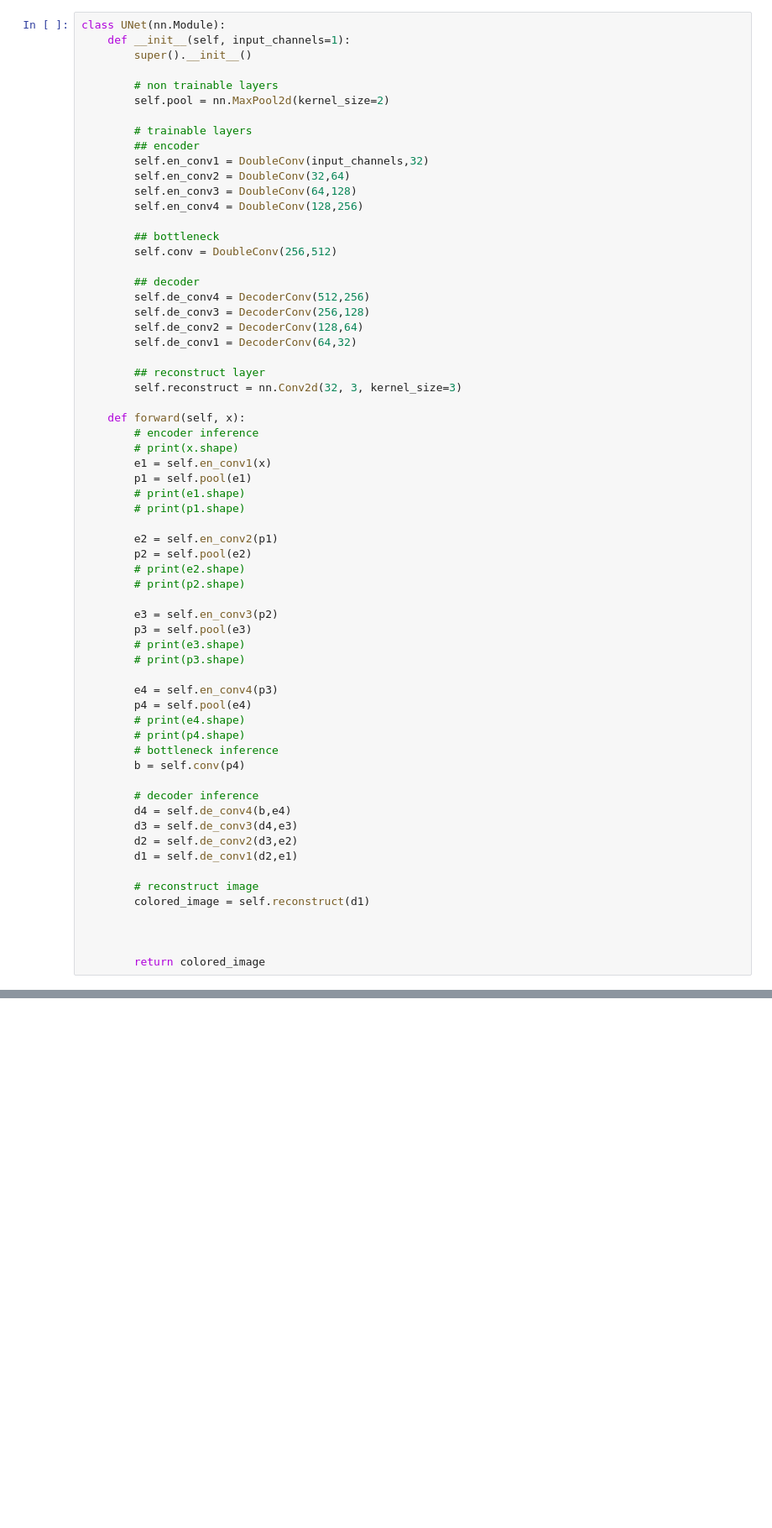
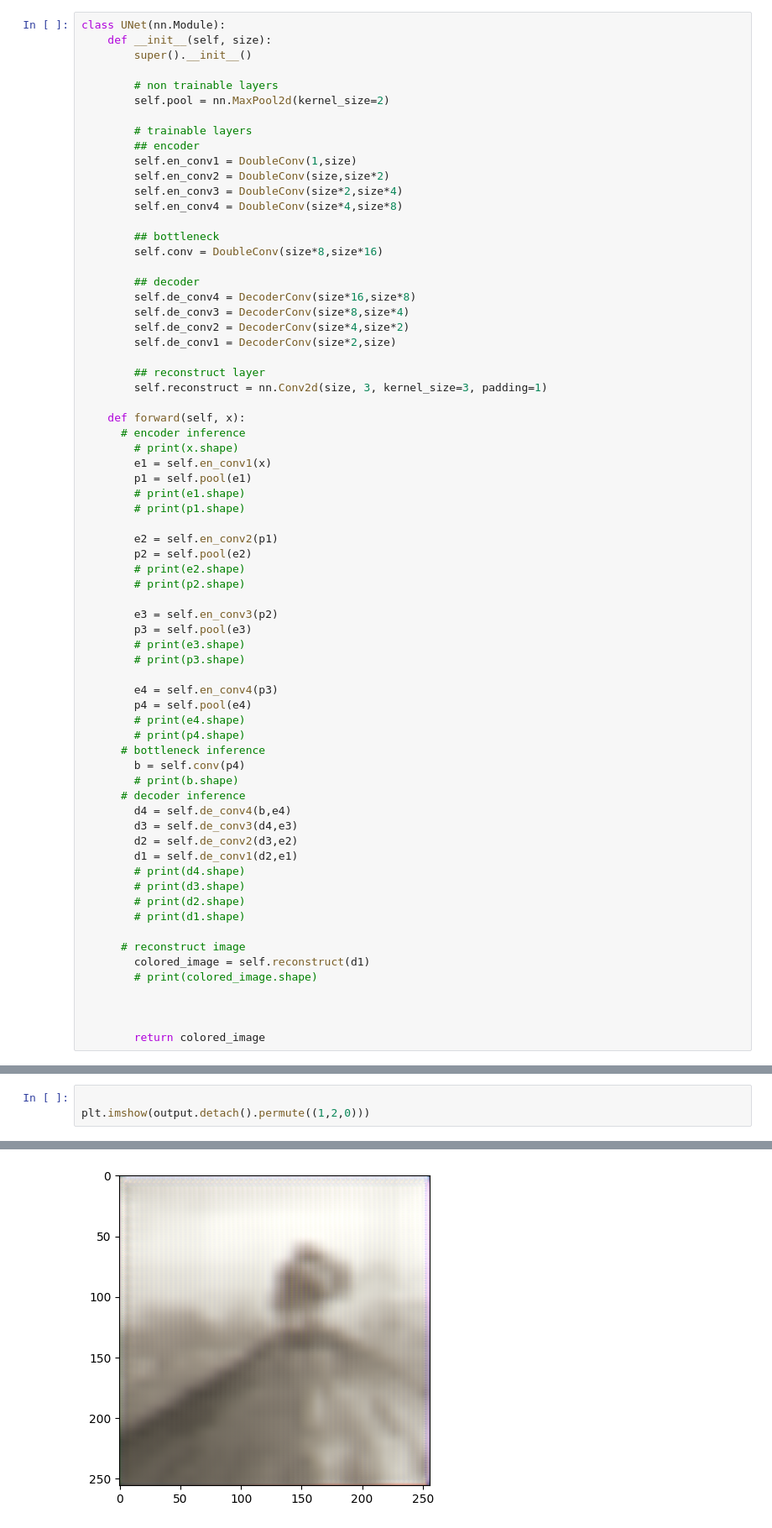
Before and after one commit to walkidni/grayscale-image-colorization, a Jupyter notebook: u-net_colorization.ipynb, the cells around one changed output, grey strips where cells are left out. Shown: that part at 84% size. Saved outputs shown, nothing was run; the diff lists cells and outputs as text; blank space fills up the shorter version.

```diff
--- a/u-net_colorization.ipynb
+++ b/u-net_colorization.ipynb
@@ -116,7 +145,7 @@ class DecoderConv(nn.Module):
         return y
 # %%
 class UNet(nn.Module):
-    def __init__(self, input_channels=1):
+    def __init__(self, size):
         super().__init__()
 
         # non trainable layers
@@ -124,25 +153,25 @@ class UNet(nn.Module):
 
         # trainable layers
         ## encoder
-        self.en_conv1 = DoubleConv(input_channels,32)
-        self.en_conv2 = DoubleConv(32,64)
-        self.en_conv3 = DoubleConv(64,128)
-        self.en_conv4 = DoubleConv(128,256)
+        self.en_conv1 = DoubleConv(1,size)
+        self.en_conv2 = DoubleConv(size,size*2)
+        self.en_conv3 = DoubleConv(size*2,size*4)
+        self.en_conv4 = DoubleConv(size*4,size*8)
 
         ## bottleneck
-        self.conv = DoubleConv(256,512)
+        self.conv = DoubleConv(size*8,size*16)
 
         ## decoder
-        self.de_conv4 = DecoderConv(512,256)
-        self.de_conv3 = DecoderConv(256,128)
-        self.de_conv2 = DecoderConv(128,64)
-        self.de_conv1 = DecoderConv(64,32)
+        self.de_conv4 = DecoderConv(size*16,size*8)
+        self.de_conv3 = DecoderConv(size*8,size*4)
+        self.de_conv2 = DecoderConv(size*4,size*2)
+        self.de_conv1 = DecoderConv(size*2,size)
 
         ## reconstruct layer
-        self.reconstruct = nn.Conv2d(32, 3, kernel_size=3)
+        self.reconstruct = nn.Conv2d(size, 3, kernel_size=3, padding=1)
 
     def forward(self, x):
-        # encoder inference
+      # encoder inference
         # print(x.shape)
         e1 = self.en_conv1(x)
         p1 = self.pool(e1)
@@ -163,17 +192,22 @@ class UNet(nn.Module):
         p4 = self.pool(e4)
         # print(e4.shape)
         # print(p4.shape)
-        # bottleneck inference
+      # bottleneck inference
         b = self.conv(p4)
-
-        # decoder inference
+        # print(b.shape)
+      # decoder inference
         d4 = self.de_conv4(b,e4)
         d3 = self.de_conv3(d4,e3)
         d2 = self.de_conv2(d3,e2)
         d1 = self.de_conv1(d2,e1)
+        # print(d4.shape)
+        # print(d3.shape)
+        # print(d2.shape)
+        # print(d1.shape)
 
-        # reconstruct image
+      # reconstruct image
         colored_image = self.reconstruct(d1)
+        # print(colored_image.shape)
 
 
 
@@ -229,0 +338,4 @@ Error:
+# %%
+
+plt.imshow(output.detach().permute((1,2,0)))
+# %% [output]
@@ -229,0 +344 @@ Error:
+[figure, added]
```
Also changed, not shown: parts of 14 cells of this notebook.
